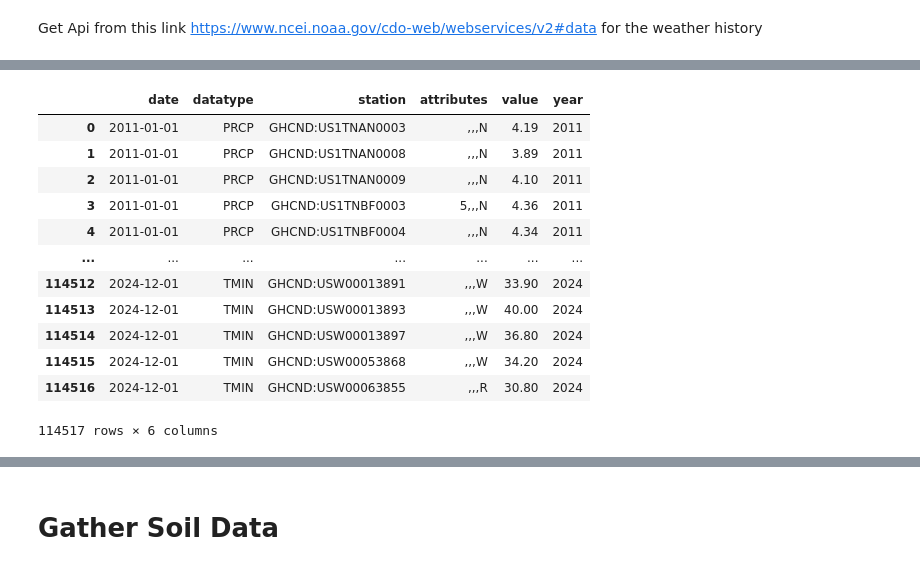
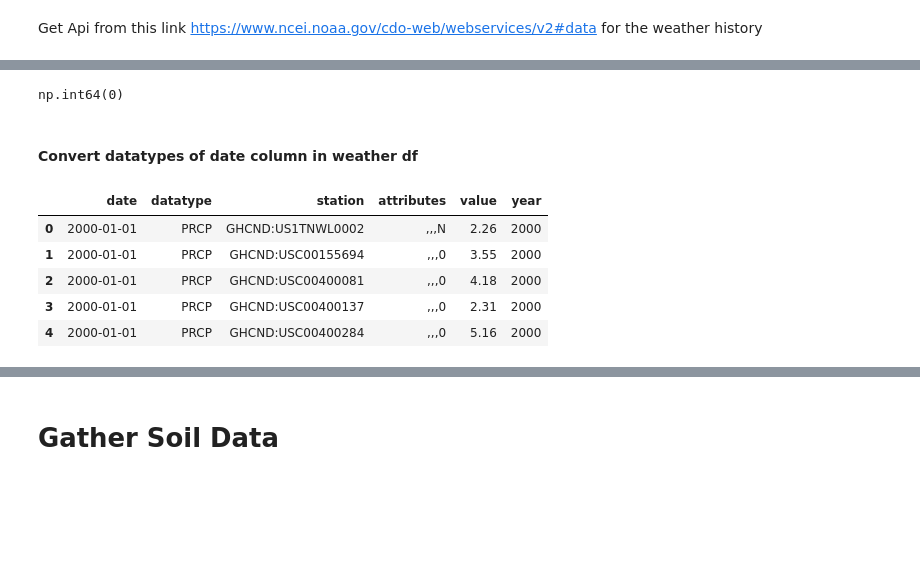
Before and after one commit to ADoddala/Predicting_Crop_Yields, a Jupyter notebook: notebooks/Data_gathering.ipynb, the cells around one changed output, grey strips where cells are left out. Cells and saved outputs as stored; diff of their text form; code cells hidden in the pictures; blank space fills up the shorter version.

```diff
--- a/notebooks/Data_gathering.ipynb
+++ b/notebooks/Data_gathering.ipynb
@@ -21,7 +20,7 @@ crop_records = []
 field_crops = ['CORN','SOYBEANS', 'WHEAT']
 
 for field_crop in field_crops:
-    for year in range(2010, 2025):  # Excludes 2025
+    for year in range(2000, 2025):  # Excludes 2025
 
 # Define Query Parameters for filtering the data set
 # Get the keys from https://quickstats.nass.usda.gov/api from 'usage page'
@@ -165,7 +165,7 @@ headers = {
 params = {
     "datasetid": "GSOM",         # Monthly Summary Data
     "locationid": "FIPS:47",     # TN state Fips code 47
-    "startdate": "2010-01-01",   # Start date filter for station availabilty
+    "startdate": "2000-01-01",   # Start date filter for station availabilty
     "enddate": "2024-12-31",     # End date filter
     "limit": 1000,               # Max Records per one API Request
     "offset": 1                  # pagination start index
@@ -267,7 +272,7 @@ dataTypes = ['PRCP','TMAX', 'TMIN']
 
 for dataType in dataTypes:
 
-    for year in range(2011, 2025):
+    for year in range(2000, 2025):
         offset = 1  # pagination start
 
         while True:
@@ -384,0 +477,5 @@ weather_df["year"] = weather_df["date"].dt.year
+# %%
+# Check if there are any missing values of county column, if any use gpd.sjpoin_nearest assign weather station to a nearest county
+stations_with_county["county"].isna().sum()
+# %% [output]
+np.int64(0)
@@ -384,0 +485,2 @@ weather_df["year"] = weather_df["date"].dt.year
+# %% [markdown]
+#### Convert datatypes of date column in weather df
@@ -385,17 +490,10 @@ weather_df["year"] = weather_df["date"].dt.year
 # %%
-weather_df
+weather_df.head()
 # %% [output]
 |  | date | datatype | station | attributes | value | year |
-| 0 | 2011-01-01 | PRCP | GHCND:US1TNAN0003 | ,,,N | 4.19 | 2011 |
-| 1 | 2011-01-01 | PRCP | GHCND:US1TNAN0008 | ,,,N | 3.89 | 2011 |
-| 2 | 2011-01-01 | PRCP | GHCND:US1TNAN0009 | ,,,N | 4.10 | 2011 |
-| 3 | 2011-01-01 | PRCP | GHCND:US1TNBF0003 | 5,,,N | 4.36 | 2011 |
-| 4 | 2011-01-01 | PRCP | GHCND:US1TNBF0004 | ,,,N | 4.34 | 2011 |
-| ... | ... | ... | ... | ... | ... | ... |
-| 114512 | 2024-12-01 | TMIN | GHCND:USW00013891 | ,,,W | 33.90 | 2024 |
-| 114513 | 2024-12-01 | TMIN | GHCND:USW00013893 | ,,,W | 40.00 | 2024 |
-| 114514 | 2024-12-01 | TMIN | GHCND:USW00013897 | ,,,W | 36.80 | 2024 |
-| 114515 | 2024-12-01 | TMIN | GHCND:USW00053868 | ,,,W | 34.20 | 2024 |
-| 114516 | 2024-12-01 | TMIN | GHCND:USW00063855 | ,,,R | 30.80 | 2024 |
+| 0 | 2000-01-01 | PRCP | GHCND:US1TNWL0002 | ,,,N | 2.26 | 2000 |
+| 1 | 2000-01-01 | PRCP | GHCND:USC00155694 | ,,,0 | 3.55 | 2000 |
+| 2 | 2000-01-01 | PRCP | GHCND:USC00400081 | ,,,0 | 4.18 | 2000 |
+| 3 | 2000-01-01 | PRCP | GHCND:USC00400137 | ,,,0 | 2.31 | 2000 |
+| 4 | 2000-01-01 | PRCP | GHCND:USC00400284 | ,,,0 | 5.16 | 2000 |
-114517 rows × 6 columns
 # %%
```
Also changed, not shown: parts of 88 cells of this notebook.
